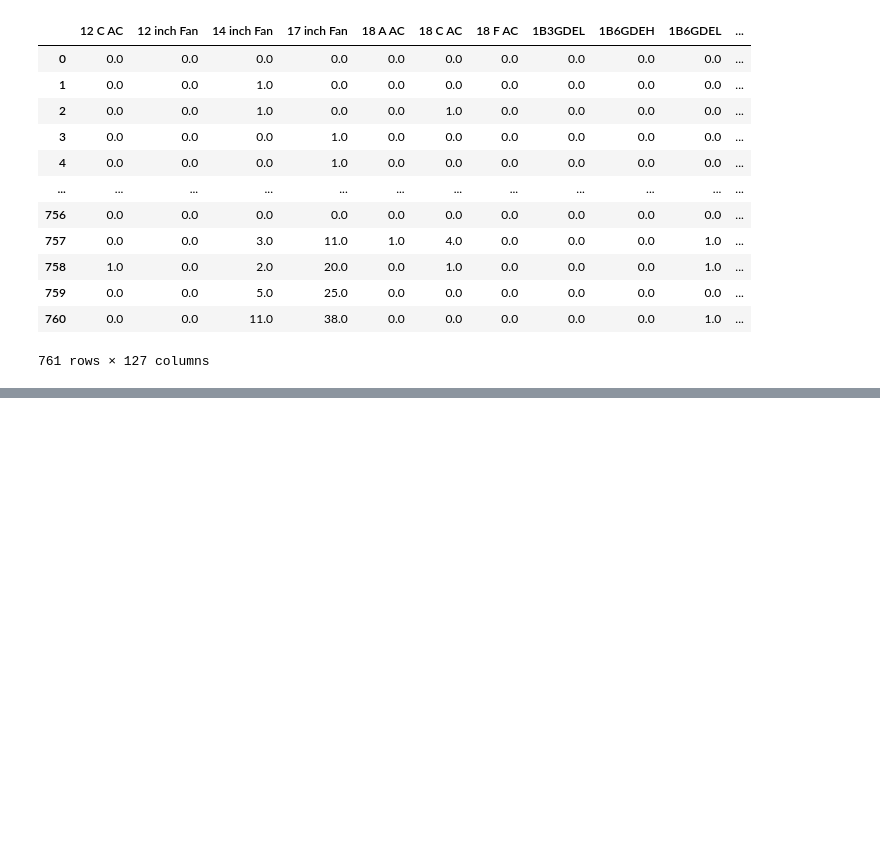
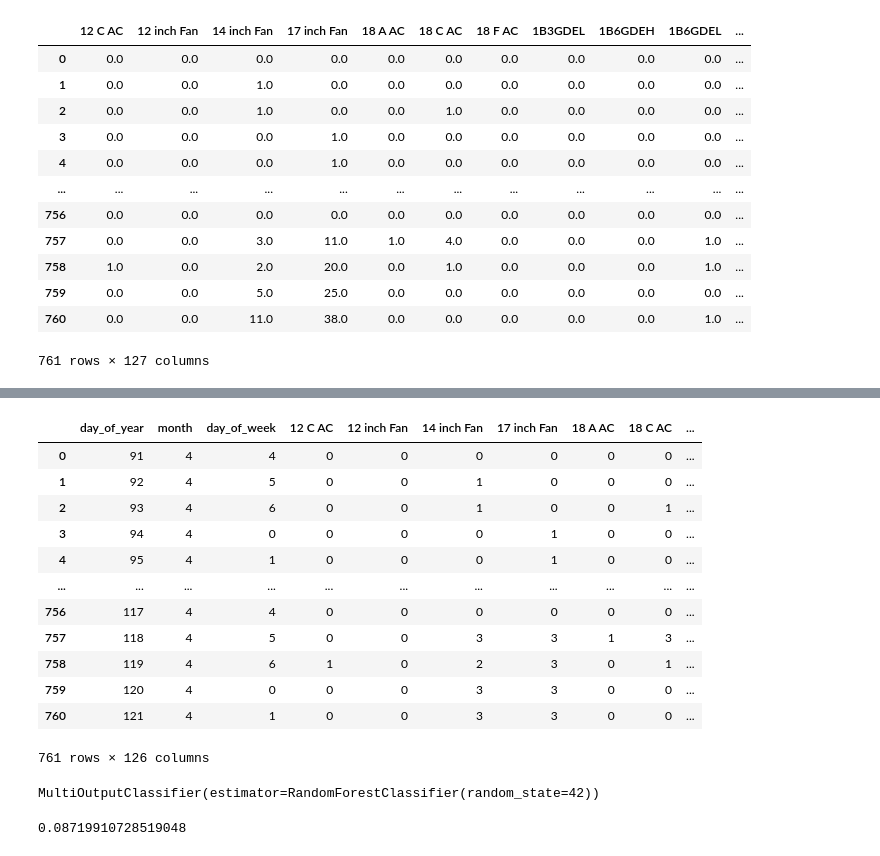
Before and after one commit to IIT-NSTU/Sales-Predictor, a Jupyter notebook: Research Part/Research File Test.ipynb, the cells around one changed output, grey strips where cells are left out. Cells and saved outputs as stored; diff of their text form; code cells hidden in the pictures; blank space fills up the shorter version.

```diff
--- a/Research Part/Research File Test.ipynb
+++ b/Research Part/Research File Test.ipynb
@@ -184,0 +132,45 @@ for product in products:
+# %%
+classification_data = data[['day_of_year', 'month', 'day_of_week']].copy()
+
+columns_to_concat = []
+
+products = data.columns.to_list()[:-4]
+
+for product in products:
+    # Defining conditions here
+    conditions = [
+        data[product] > 2,
+        data[product] == 2,
+        data[product] == 1,
+        data[product] == 0
+    ]
+
+    # Defining the corresponding outputs for each condition
+    choices = [3, 2, 1, 0]
+
+    # Apply np.select and store the result in a separate DataFrame
+    classification_column = pd.DataFrame({
+        product: np.select(conditions, choices, default=0)
+    })
+
+    # Append this column to the list of columns to concatenate
+    columns_to_concat.append(classification_column)
+
+# Step 3: Concatenate all columns at once
+classification_data = pd.concat([classification_data] + columns_to_concat, axis=1)
+
+classification_data
+# %% [output]
+|  | day_of_year | month | day_of_week | 12 C AC | 12 inch Fan | 14 inch Fan | 17 inch Fan | 18 A AC | 18 C AC | ... |
+| 0 | 91 | 4 | 4 | 0 | 0 | 0 | 0 | 0 | 0 | ... |
+| 1 | 92 | 4 | 5 | 0 | 0 | 1 | 0 | 0 | 0 | ... |
+| 2 | 93 | 4 | 6 | 0 | 0 | 1 | 0 | 0 | 1 | ... |
+| 3 | 94 | 4 | 0 | 0 | 0 | 0 | 1 | 0 | 0 | ... |
+| 4 | 95 | 4 | 1 | 0 | 0 | 0 | 1 | 0 | 0 | ... |
+| ... | ... | ... | ... | ... | ... | ... | ... | ... | ... | ... |
+| 756 | 117 | 4 | 4 | 0 | 0 | 0 | 0 | 0 | 0 | ... |
+| 757 | 118 | 4 | 5 | 0 | 0 | 3 | 3 | 1 | 3 | ... |
+| 758 | 119 | 4 | 6 | 1 | 0 | 2 | 3 | 0 | 1 | ... |
+| 759 | 120 | 4 | 0 | 0 | 0 | 3 | 3 | 0 | 0 | ... |
+| 760 | 121 | 4 | 1 | 0 | 0 | 3 | 3 | 0 | 0 | ... |
+761 rows × 126 columns
@@ -184,0 +185,13 @@ for product in products:
+# %%
+# Use MultiOutputClassifier to handle multiple outputs
+from sklearn.multioutput import MultiOutputClassifier
+clf = MultiOutputClassifier(RandomForestClassifier(n_estimators=100, random_state=42))
+clf.fit(X_train, y_train)
+# %% [output]
+MultiOutputClassifier(estimator=RandomForestClassifier(random_state=42))
+# %%
+# Prediction
+y_pred = clf.predict(X_test)
+print(mean_absolute_error(y_test, y_pred))
+# %% [output]
+0.08719910728519048
```
Also changed, not shown: parts of 10 cells of this notebook, 1 other file.
